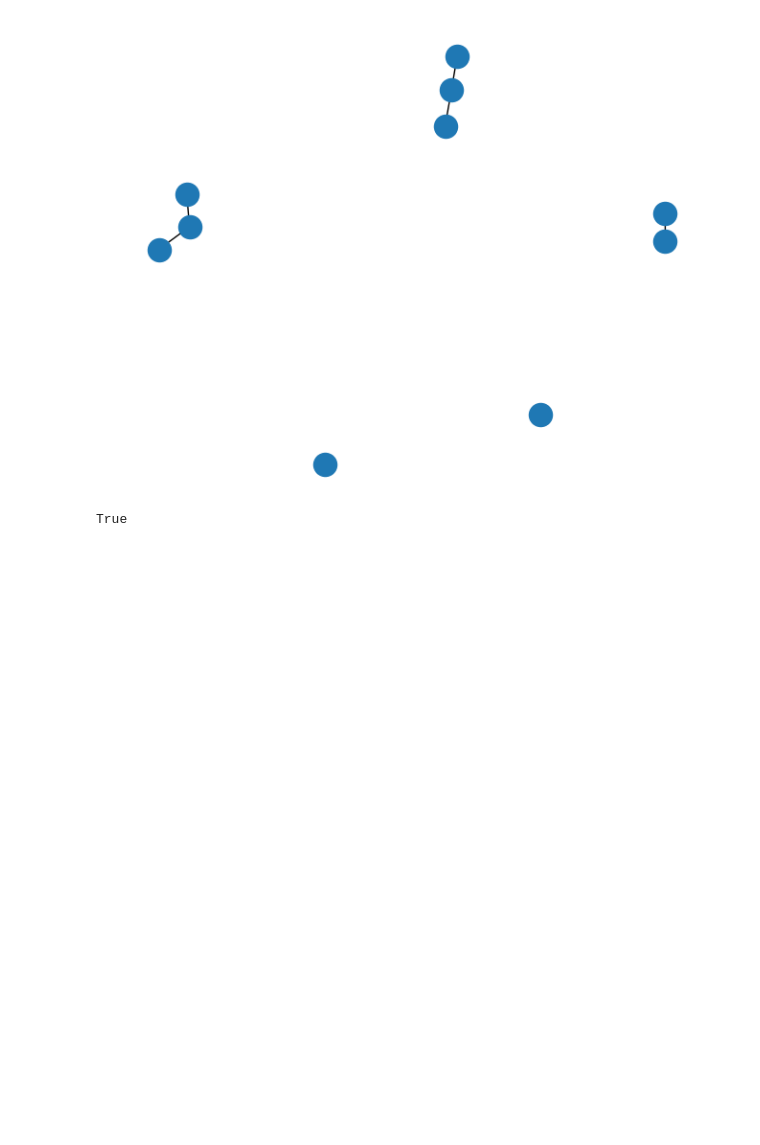
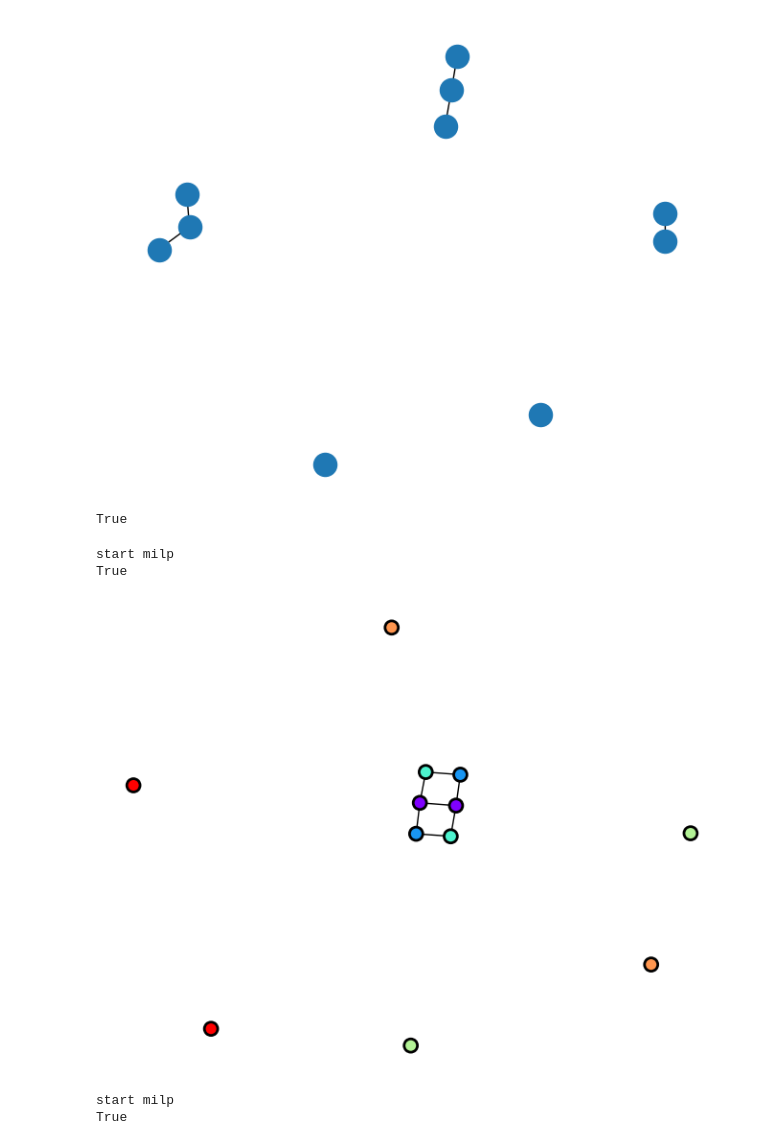
Before and after one commit to coryglover/NetDesign, a Jupyter notebook: notebooks/figs.ipynb, the cells around one changed output. Drawn from its saved outputs; the diff is of its cells as text; code cells hidden in the pictures; blank space fills up the shorter version.

```diff
--- a/notebooks/figs.ipynb
+++ b/notebooks/figs.ipynb
@@ -459,3 +459,27 @@ nx.draw(g)
 list(nx.chordless_cycles(g)) == []
 # %% [output]
 True
+# %%
+g = nx.read_edgelist('../data/proteins/human/edgefiles/CPX-1949.edge', nodetype=int, create_using=nx.Graph)
+X = np.loadtxt('../data/proteins/human/Xfiles/X_CPX-1949.txt')
+O = at.extract_O(g, X)
+capacity = at.extract_deg_cap(g, X).reshape(-1)
+initial_graph = nx.Graph()
+initial_graph.add_nodes_from(np.arange(X.shape[0]))
+# %%
+sol, edges = at.find_optimal_edge_count(X, O, capacity, initial_graph=initial_graph, ret_edges=True)
+# %% [output]
+start milp
+True
+# %%
+cur_sol = nx.Graph()
+cur_sol.add_nodes_from(np.arange(X.shape[0]))
+cur_sol.add_edges_from(edges)
+at.draw_network(cur_sol, X, node_size=100, linewidths=2, edgecolors='k', with_labels=False)
+# %% [output]
+[figure, added]
+# %%
+new_sol, new_edges = at.find_optimal_edge_count(X, O, capacity, old_sol=sol, initial_graph=initial_graph, ret_edges=True)
+# %% [output]
+start milp
+True
```
Also changed, not shown: parts of 2 cells of this notebook, 9 other files.
